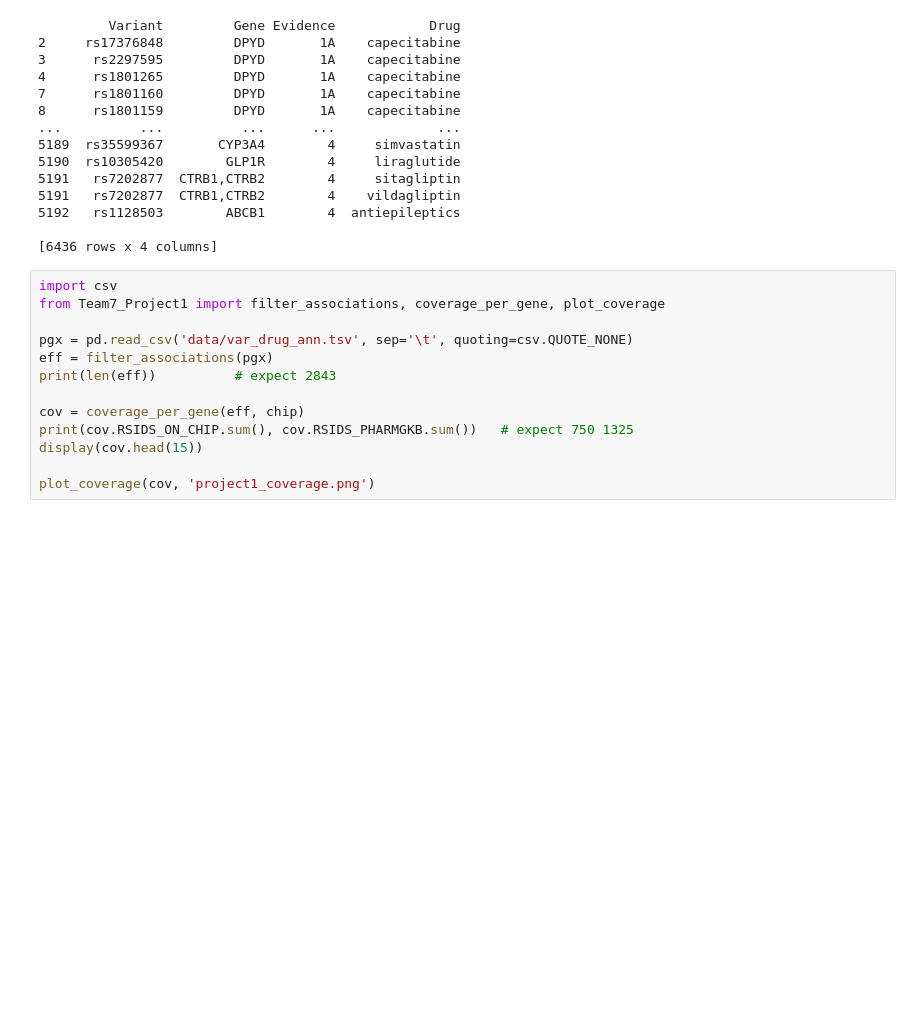
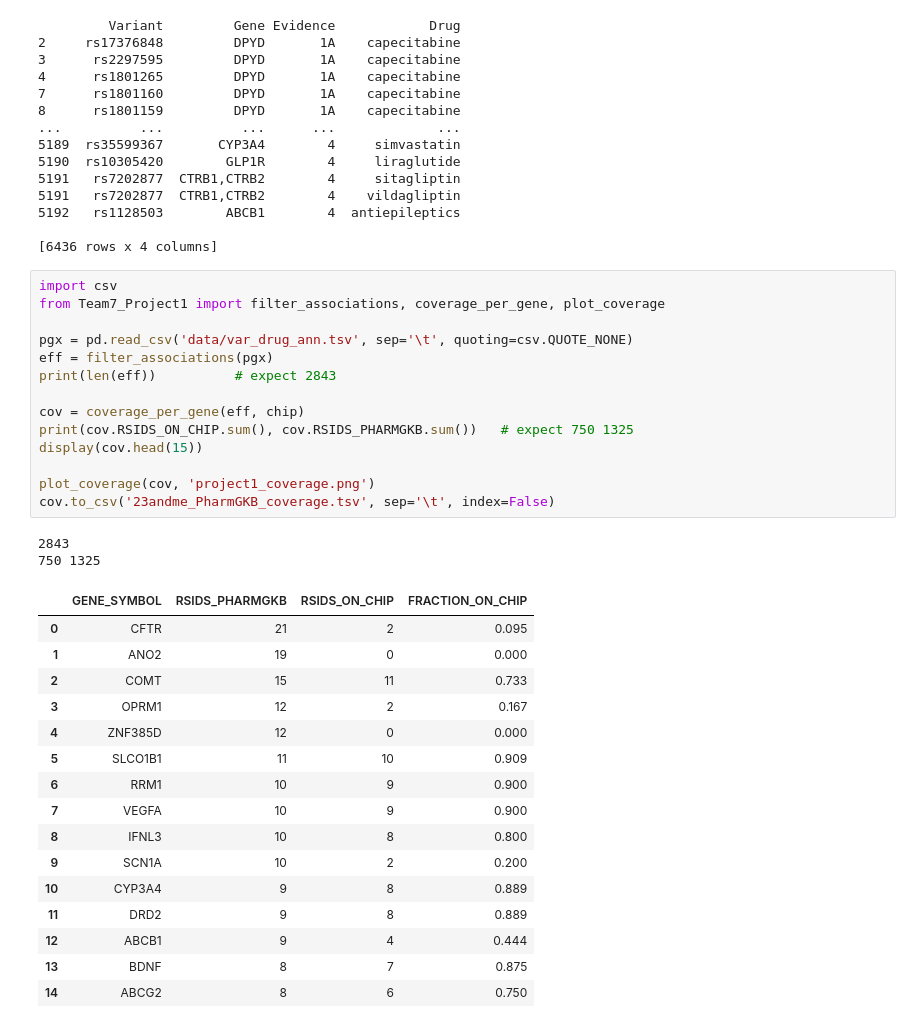
Before and after one commit to davissineath/BIOINF_575_Final, a Jupyter notebook: project_testing.ipynb, the cells around one changed output. Cells and saved outputs as stored; diff of their text form; blank space fills up the shorter version.

```diff
--- a/project_testing.ipynb
+++ b/project_testing.ipynb
@@ -151,13 +151,33 @@ print(test_clinvar)
 # %%
 import csv
 from Team7_Project1 import filter_associations, coverage_per_gene, plot_coverage
 
 pgx = pd.read_csv('data/var_drug_ann.tsv', sep='\t', quoting=csv.QUOTE_NONE)
 eff = filter_associations(pgx)
 print(len(eff))          # expect 2843
 
 cov = coverage_per_gene(eff, chip)
 print(cov.RSIDS_ON_CHIP.sum(), cov.RSIDS_PHARMGKB.sum())   # expect 750 1325
 display(cov.head(15))
 
 plot_coverage(cov, 'project1_coverage.png')
+cov.to_csv('23andme_PharmGKB_coverage.tsv', sep='\t', index=False)
+# %% [output]
+2843
+750 1325
+|  | GENE_SYMBOL | RSIDS_PHARMGKB | RSIDS_ON_CHIP | FRACTION_ON_CHIP |
+| 0 | CFTR | 21 | 2 | 0.095 |
+| 1 | ANO2 | 19 | 0 | 0.000 |
+| 2 | COMT | 15 | 11 | 0.733 |
+| 3 | OPRM1 | 12 | 2 | 0.167 |
+| 4 | ZNF385D | 12 | 0 | 0.000 |
+| 5 | SLCO1B1 | 11 | 10 | 0.909 |
+| 6 | RRM1 | 10 | 9 | 0.900 |
+| 7 | VEGFA | 10 | 9 | 0.900 |
+| 8 | IFNL3 | 10 | 8 | 0.800 |
+| 9 | SCN1A | 10 | 2 | 0.200 |
+| 10 | CYP3A4 | 9 | 8 | 0.889 |
+| 11 | DRD2 | 9 | 8 | 0.889 |
+| 12 | ABCB1 | 9 | 4 | 0.444 |
+| 13 | BDNF | 8 | 7 | 0.875 |
+| 14 | ABCG2 | 8 | 6 | 0.750 |
```
Also changed, not shown: 1 other file.
